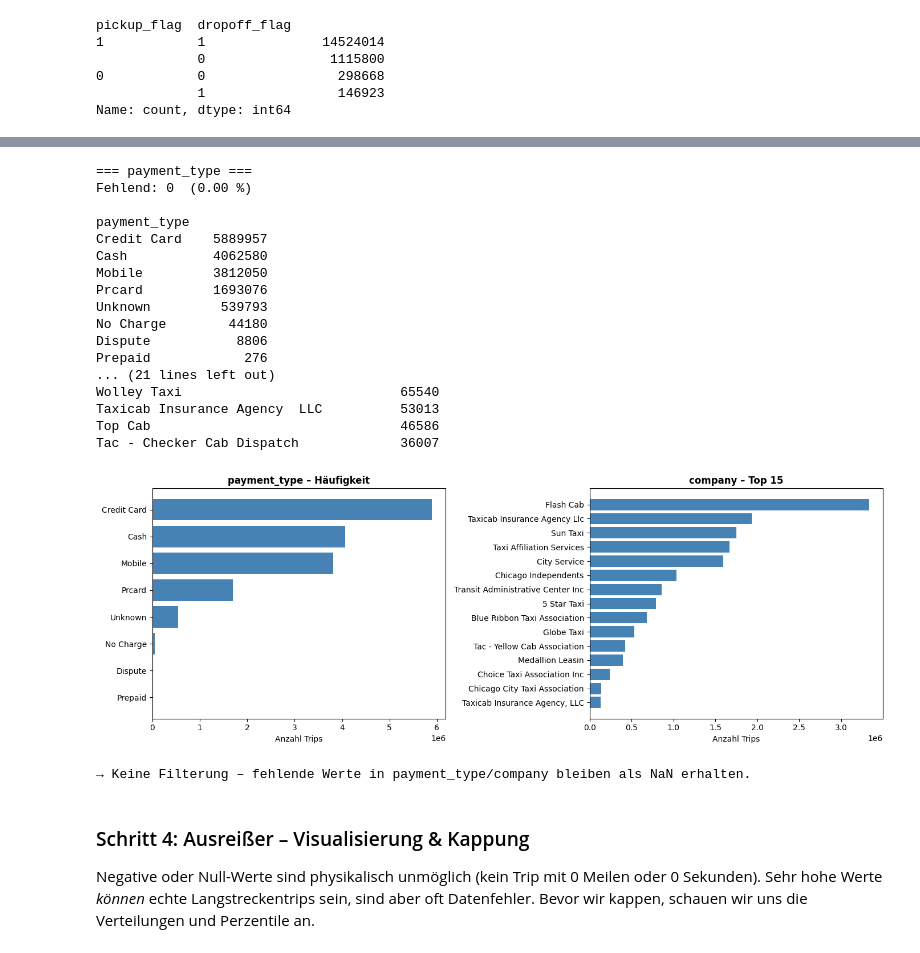
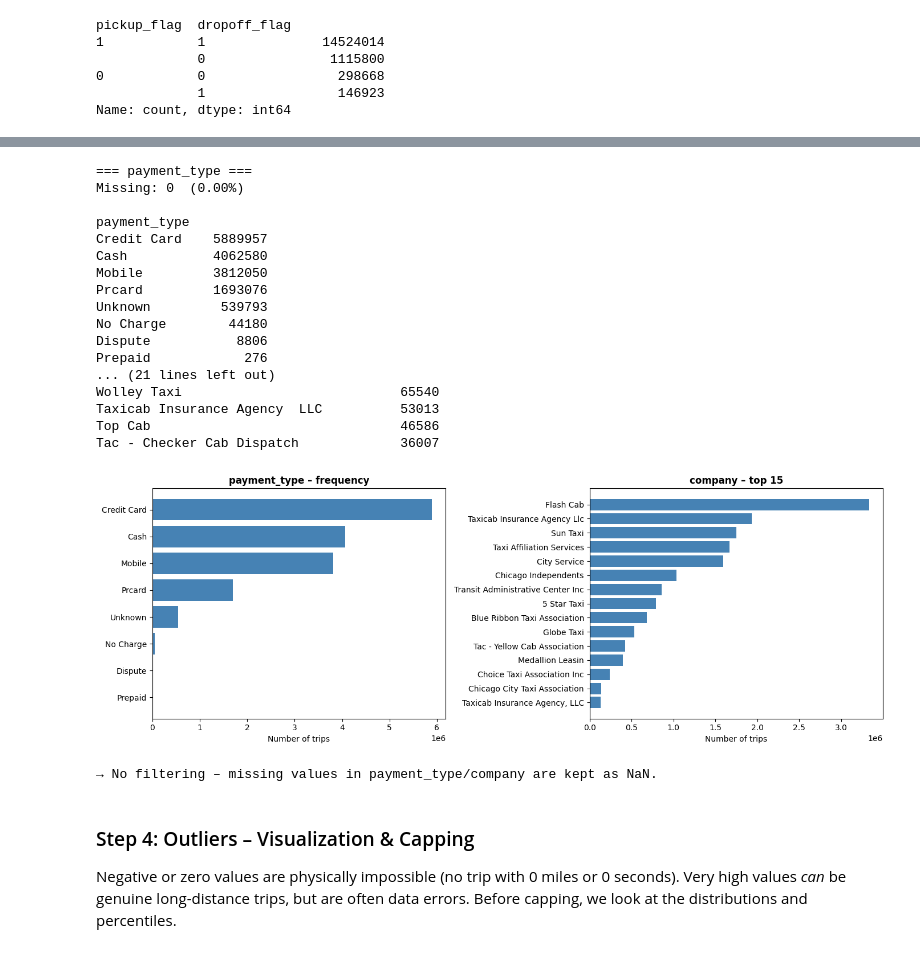
Before and after one commit to nbringew/AAA_Team_1, a Jupyter notebook: notebooks/00_data_loading.ipynb, the cells around one changed output, grey strips where cells are left out. Saved outputs shown, nothing was run; the diff lists cells and outputs as text; code cells hidden in the pictures.

```diff
--- a/notebooks/00_data_loading.ipynb
+++ b/notebooks/00_data_loading.ipynb
@@ -845,7 +846,7 @@ Verbleiben: 16,050,718 Zeilen
 # %%
 tte_cols = ['tips', 'tolls', 'extras']
 
-print(f"{'Spalte':<10} {'Null':>8} {'Negativ':>10} {'= 0':>10} {'> 0':>10} {'Median':>8} {'Max':>8}")
+print(f"{'Column':<10} {'Null':>8} {'Negative':>10} {'= 0':>10} {'> 0':>10} {'Median':>8} {'Max':>8}")
 print("-" * 66)
 for col in tte_cols:
     n_null = df[col].isna().sum()
@@ -856,12 +857,12 @@ for col in tte_cols:
     mx     = df[col].max()
     print(f"{col:<10} {n_null:>8,} {n_neg:>10,} {n_zero:>10,} {n_pos:>10,} {med:>8.2f} {mx:>8.2f}")
 
-print(f"\n→ tips = 0 ist normal: Barzahlungen werden ohne Trinkgeld erfasst.")
-print(f"  tolls = 0 und extras = 0 sind ebenfalls häufig – nur mautpflichtige Strecken/Sonderzuschläge.")
+print(f"\n→ tips = 0 is normal: cash payments are recorded without a tip.")
+print(f"  tolls = 0 and extras = 0 are also common – only toll roads/surcharges apply to some trips.")
 
-# Verteilung der positiven Werte
+# Distribution of the positive values
 fig, axes = plt.subplots(1, 3, figsize=(14, 4))
-fig.suptitle("Verteilung tips / tolls / extras (nur Werte > 0, log-skaliert)", fontsize=12, fontweight='bold')
+fig.suptitle("Distribution of tips / tolls / extras (values > 0 only, log-scaled)", fontsize=12, fontweight='bold')
 for ax, col in zip(axes, tte_cols):
     pos_data = df[col][df[col] > 0].dropna()
     if len(pos_data) == 0:
@@ -869,22 +870,22 @@ for ax, col in zip(axes, tte_cols):
         continue
     p999 = pos_data.quantile(0.999)
     ax.hist(pos_data.clip(upper=p999 * 1.5), bins=60, color='steelblue', edgecolor='none', alpha=0.85)
-    ax.set_title(f"{col}  (n={len(pos_data):,} = {len(pos_data)/len(df)*100:.1f} %)")
+    ax.set_title(f"{col}  (n={len(pos_data):,} = {len(pos_data)/len(df)*100:.1f}%)")
     ax.set_xlabel(f'{col} ($)')
-    ax.set_ylabel('Häufigkeit')
+    ax.set_ylabel('Frequency')
     ax.set_yscale('log')
 plt.tight_layout()
 plt.show()
 
-# Negative Werte entfernen
+# Remove negative values
 before = len(df)
 df = df[(df['tips'] >= 0) & (df['tolls'] >= 0) & (df['extras'] >= 0)].copy()
 step3c_removed = before - len(df)
-print(f"\nNegative tips/tolls/extras entfernt: {step3c_removed:,} Zeilen → verbleiben {len(df):,}")
+print(f"\nNegative tips/tolls/extras removed: {step3c_removed:,} rows → {len(df):,} remaining")
 
 cleaning_log.append((
-    "3c – Negative tips/tolls/extras",
+    "3c - Negative tips/tolls/extras",
     step3c_removed,
-    "Zeilen mit negativen Werten entfernt"
+    "Rows with negative values removed"
 ))
 # %% [output]
@@ -906,62 +907,62 @@ Diese Spalten enthalten keine filterbaren Fehler, aber ein Blick auf die Werteve
 # payment_type
 print("=== payment_type ===")
 n_null_pt = df['payment_type'].isna().sum()
-print(f"Fehlend: {n_null_pt:,}  ({n_null_pt/len(df)*100:.2f} %)\n")
+print(f"Missing: {n_null_pt:,}  ({n_null_pt/len(df)*100:.2f}%)\n")
 print(df['payment_type'].value_counts(dropna=False).to_string())
 
 # company
 print("\n=== company (Top 20) ===")
 n_null_co = df['company'].isna().sum()
-print(f"Fehlend: {n_null_co:,}  ({n_null_co/len(df)*100:.2f} %)\n")
+print(f"Missing: {n_null_co:,}  ({n_null_co/len(df)*100:.2f}%)\n")
 print(df['company'].value_counts(dropna=False).head(20).to_string())
 
-# Visualisierung
+# Visualization
 fig, axes = plt.subplots(1, 2, figsize=(14, 5))
 
 pt_plot = df['payment_type'].value_counts(dropna=False).head(10)
 axes[0].barh(pt_plot.index.astype(str), pt_plot.values, color='steelblue')
-axes[0].set_title('payment_type – Häufigkeit', fontweight='bold')
-axes[0].set_xlabel('Anzahl Trips')
+axes[0].set_title('payment_type – frequency', fontweight='bold')
+axes[0].set_xlabel('Number of trips')
 axes[0].invert_yaxis()
 
 co_plot = df['company'].value_counts(dropna=False).head(15)
 axes[1].barh(co_plot.index.astype(str), co_plot.values, color='steelblue')
-axes[1].set_title('company – Top 15', fontweight='bold')
-axes[1].set_xlabel('Anzahl Trips')
+axes[1].set_title('company – top 15', fontweight='bold')
+axes[1].set_xlabel('Number of trips')
 axes[1].invert_yaxis()
 
 plt.tight_layout()
 plt.show()
 
-print("\n→ Keine Filterung – fehlende Werte in payment_type/company bleiben als NaN erhalten.")
+print("\n→ No filtering – missing values in payment_type/company are kept as NaN.")
 
 cleaning_log.append((
-    "3d – payment_type/company",
+    "3d - payment_type/company",
     0,
-    "Keine Filterung, NaN bleibt erhalten"
+    "No filtering, NaN is kept"
 ))
 # %% [output]
 === payment_type ===
-Fehlend: 0  (0.00 %)
+Missing: 0  (0.00%)
 
 payment_type
 Credit Card    5889957
 Cash           4062580
 Mobile         3812050
 Prcard         1693076
 Unknown         539793
 No Charge        44180
 Dispute           8806
 Prepaid            276
 ... (21 lines left out)
 Wolley Taxi                            65540
 Taxicab Insurance Agency  LLC          53013
 Top Cab                                46586
 Tac - Checker Cab Dispatch             36007
-[figure, old version]
+[figure, new version]
-→ Keine Filterung – fehlende Werte in payment_type/company bleiben als NaN erhalten.
+→ No filtering – missing values in payment_type/company are kept as NaN.
 # %% [markdown]
-### Schritt 4: Ausreißer – Visualisierung & Kappung
+### Step 4: Outliers – Visualization & Capping
 
-Negative oder Null-Werte sind physikalisch unmöglich (kein Trip mit 0 Meilen oder 0 Sekunden). Sehr hohe Werte *können* echte Langstreckentrips sein, sind aber oft Datenfehler. Bevor wir kappen, schauen wir uns die Verteilungen und Perzentile an.
+Negative or zero values are physically impossible (no trip with 0 miles or 0 seconds). Very high values *can* be genuine long-distance trips, but are often data errors. Before capping, we look at the distributions and percentiles.
 # %%
```
Also changed, not shown: parts of 30 cells of this notebook.
